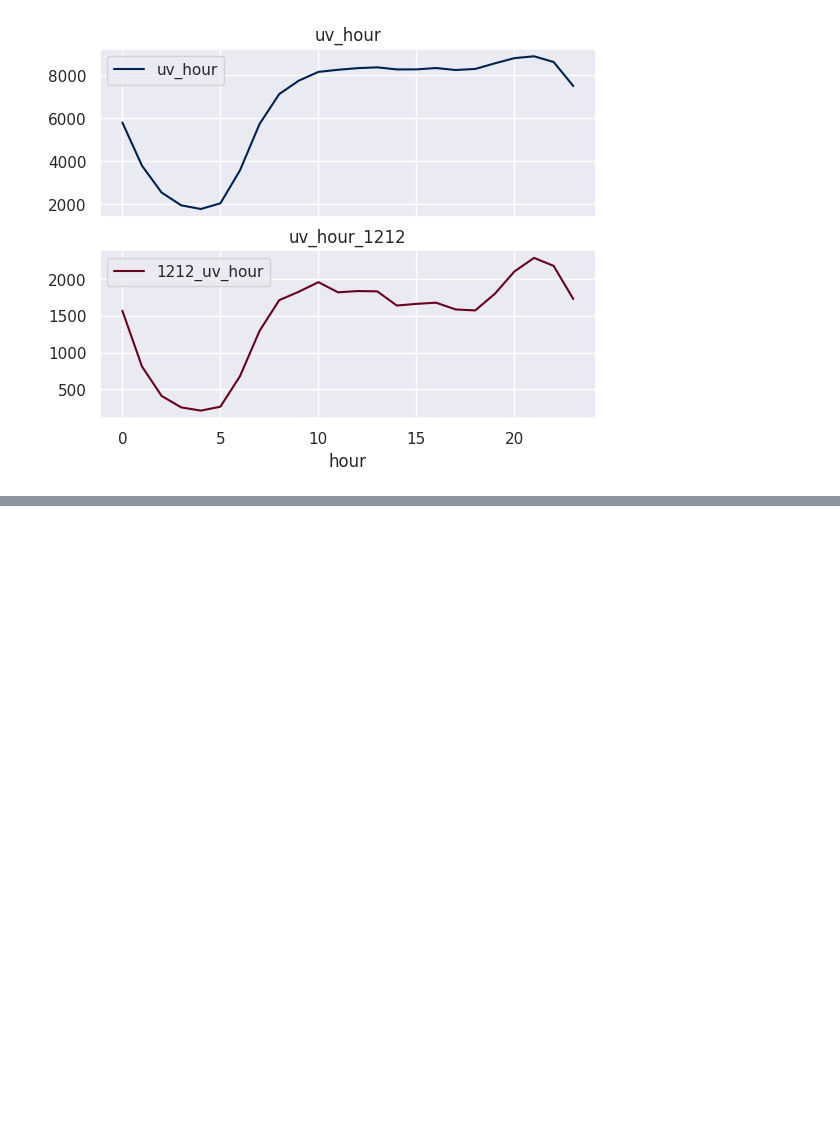
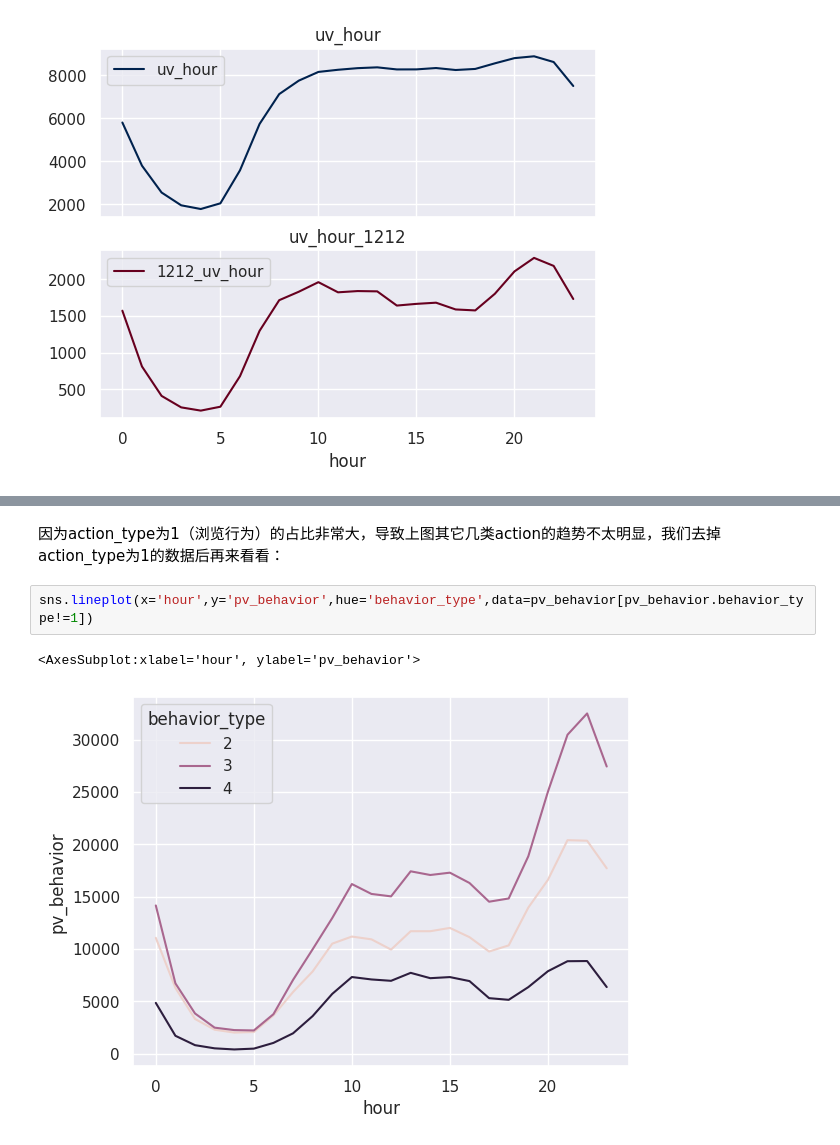
Before and after one commit to junglefire/data_insight, a Jupyter notebook: tianchi/淘宝用户购物行为数据可视化分析baseline.ipynb, the cells around one changed output, grey strips where cells are left out. Cells and saved outputs as stored; diff of their text form; blank space fills up the shorter version.

```diff
--- a/tianchi/淘宝用户购物行为数据可视化分析baseline.ipynb
+++ b/tianchi/淘宝用户购物行为数据可视化分析baseline.ipynb
@@ -299,0 +326,7 @@ plt.show()
+# %% [markdown]
+因为action_type为1（浏览行为）的占比非常大，导致上图其它几类action的趋势不太明显，我们去掉action_type为1的数据后再来看看：
+# %%
+sns.lineplot(x='hour',y='pv_behavior',hue='behavior_type',data=pv_behavior[pv_behavior.behavior_type!=1])
+# %% [output]
+<AxesSubplot:xlabel='hour', ylabel='pv_behavior'>
+[figure, added]
```
Also changed, not shown: parts of 31 cells of this notebook.
